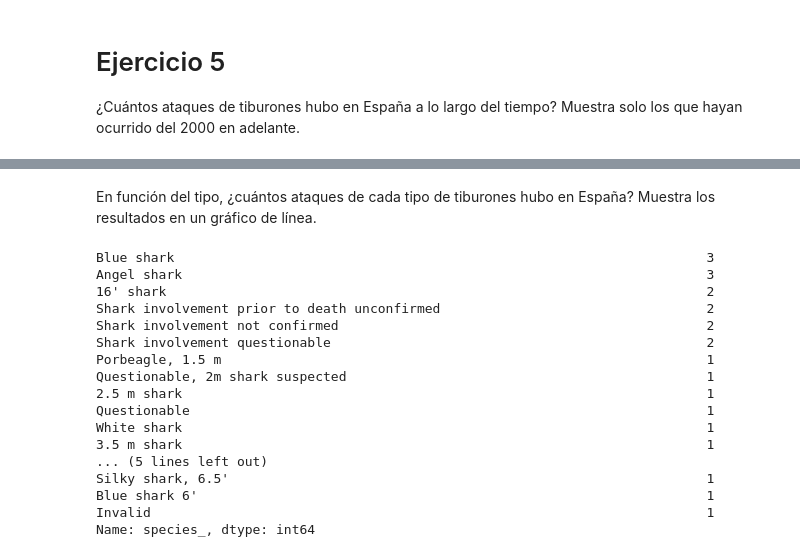
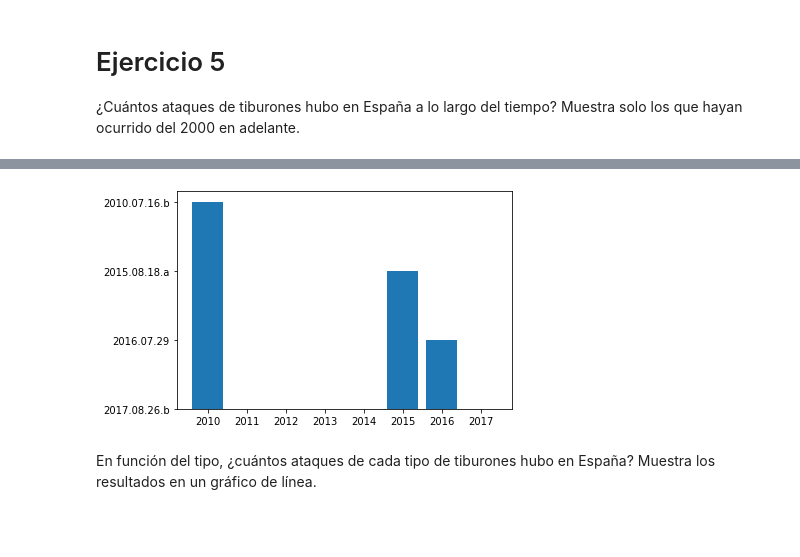
Before and after one commit to Adalab/DA-promo-A-module-2-pairprog-1-pair-1-Tatiana_Lara, a Jupyter notebook: VISUALIZACIÓN/1_Visualización_1.ipynb, the cells around one changed output, grey strips where cells are left out. Drawn from its saved outputs; the diff is of its cells as text; code cells hidden in the pictures; blank space fills up the shorter version.

```diff
--- a/VISUALIZACIÓN/1_Visualización_1.ipynb
+++ b/VISUALIZACIÓN/1_Visualización_1.ipynb
@@ -135,4 +98,9 @@ Series([], Name: year, dtype: int64)
 # %%
-spain2000 = df[(df["country"] == "SPAIN") & (df["year"] >= 2000)]
-spain2000.head(2)
+spain2000 = df[(df["country"] == "SPAIN") & (df["year"] >= 2000)].value_counts().reset_index()# aca lo convertimos en dataframe
+plt.figure()
+x = spain2000["year"]
+y = spain2000["case_number"]
+
+plt.bar(x, y)
+plt.show()
 # %% [output]
@@ -142,23 +107,3 @@ spain2000.head(2)
+[figure, added]
 # %% [markdown]
 En función del tipo, ¿cuántos ataques de cada tipo de tiburones hubo en España? Muestra los resultados en un gráfico de línea.
-# %%
-spain_types = spain["species_"].value_counts()
-spain_types
-# %% [output]
-Blue shark                                                                    3
-Angel shark                                                                   3
-16' shark                                                                     2
-Shark involvement prior to death unconfirmed                                  2
-Shark involvement not confirmed                                               2
-Shark involvement questionable                                                2
-Porbeagle, 1.5 m                                                              1
-Questionable, 2m shark suspected                                              1
-2.5 m shark                                                                   1
-Questionable                                                                  1
-White shark                                                                   1
-3.5 m shark                                                                   1
-... (5 lines left out)
-Silky shark, 6.5'                                                             1
-Blue shark 6'                                                                 1
-Invalid                                                                       1
-Name: species_, dtype: int64
```
Also changed, not shown: parts of 10 cells of this notebook, 2 other files.
